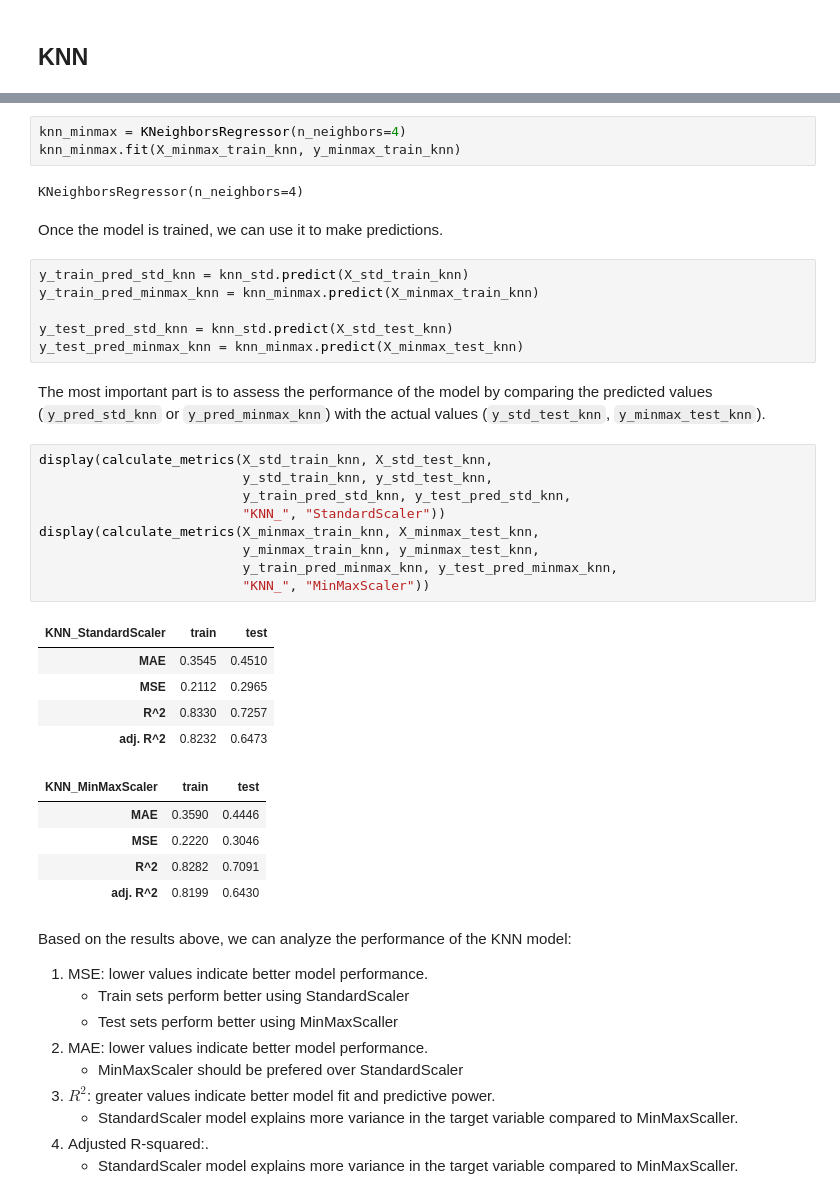
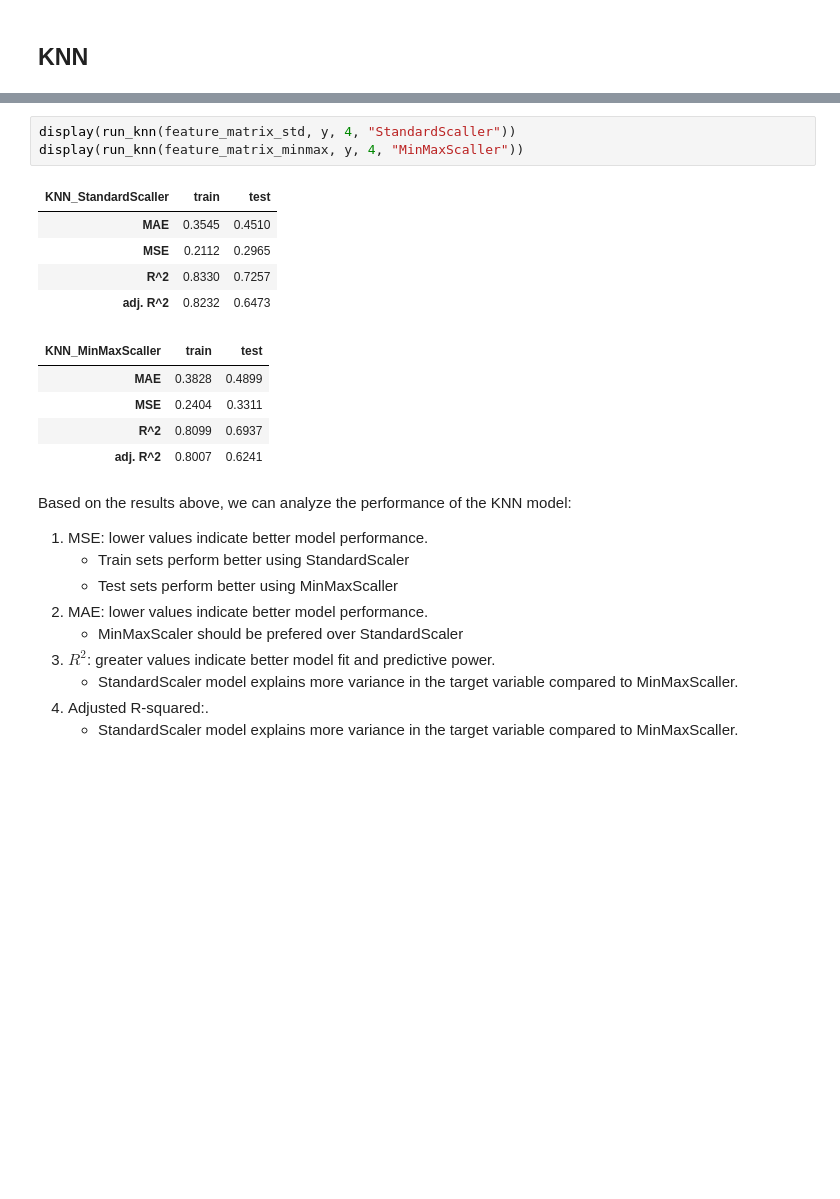
Before and after one commit to mivelikikh/what_makes_us_happy, a Jupyter notebook: PCA_approach.ipynb, the cells around one changed output, grey strips where cells are left out. Cells and saved outputs as stored; diff of their text form; blank space fills up the shorter version.

```diff
--- a/PCA_approach.ipynb
+++ b/PCA_approach.ipynb
@@ -318,38 +306,17 @@ KNeighborsRegressor(n_neighbors=4)
-# %%
-knn_minmax = KNeighborsRegressor(n_neighbors=4)
-knn_minmax.fit(X_minmax_train_knn, y_minmax_train_knn)
-# %% [output]
-KNeighborsRegressor(n_neighbors=4)
-# %% [markdown]
-Once the model is trained, we can use it to make predictions.
-# %%
-y_train_pred_std_knn = knn_std.predict(X_std_train_knn)
-y_train_pred_minmax_knn = knn_minmax.predict(X_minmax_train_knn)
-
-y_test_pred_std_knn = knn_std.predict(X_std_test_knn)
-y_test_pred_minmax_knn = knn_minmax.predict(X_minmax_test_knn)
-# %% [markdown]
-The most important part is to assess the performance of the model by comparing the predicted values (`y_pred_std_knn` or `y_pred_minmax_knn`) with the actual values (`y_std_test_knn`, `y_minmax_test_knn`).
-# %%
-display(calculate_metrics(X_std_train_knn, X_std_test_knn,
-                          y_std_train_knn, y_std_test_knn,
-                          y_train_pred_std_knn, y_test_pred_std_knn,
-                          "KNN_", "StandardScaler"))
-display(calculate_metrics(X_minmax_train_knn, X_minmax_test_knn,
-                          y_minmax_train_knn, y_minmax_test_knn,
-                          y_train_pred_minmax_knn, y_test_pred_minmax_knn,
-                          "KNN_", "MinMaxScaler"))
-# %% [output]
-| KNN_StandardScaler | train | test |
-| MAE | 0.3545 | 0.4510 |
-| MSE | 0.2112 | 0.2965 |
-| R^2 | 0.8330 | 0.7257 |
-| adj. R^2 | 0.8232 | 0.6473 |
-| KNN_MinMaxScaler | train | test |
-| MAE | 0.3590 | 0.4446 |
-| MSE | 0.2220 | 0.3046 |
-| R^2 | 0.8282 | 0.7091 |
-| adj. R^2 | 0.8199 | 0.6430 |
+# %%
+display(run_knn(feature_matrix_std, y, 4, "StandardScaller"))
+display(run_knn(feature_matrix_minmax, y, 4, "MinMaxScaller"))
+# %% [output]
+| KNN_StandardScaller | train | test |
+| MAE | 0.3545 | 0.4510 |
+| MSE | 0.2112 | 0.2965 |
+| R^2 | 0.8330 | 0.7257 |
+| adj. R^2 | 0.8232 | 0.6473 |
+| KNN_MinMaxScaller | train | test |
+| MAE | 0.3828 | 0.4899 |
+| MSE | 0.2404 | 0.3311 |
+| R^2 | 0.8099 | 0.6937 |
+| adj. R^2 | 0.8007 | 0.6241 |
 # %% [markdown]
 Based on the results above, we can analyze the performance of the KNN model:
 
```
Also changed, not shown: parts of 14 cells of this notebook, 1 other file.
